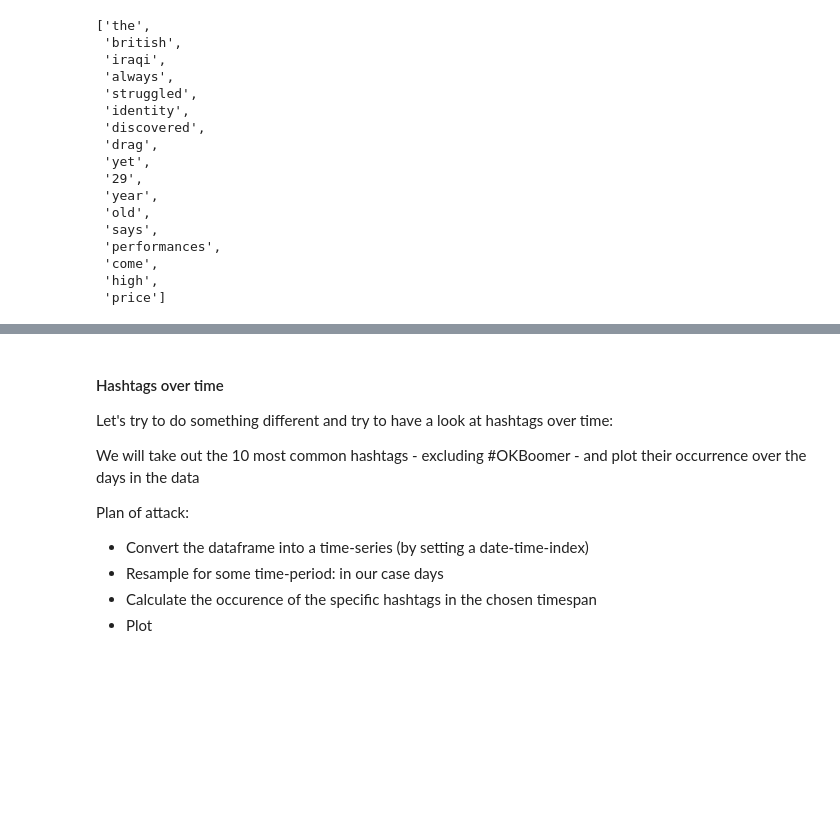
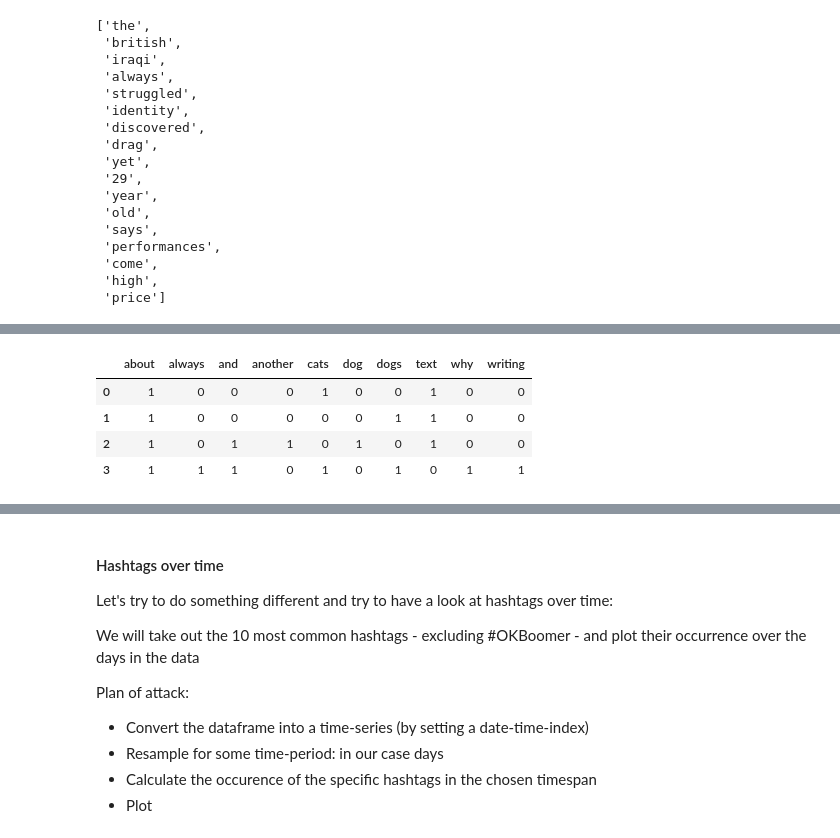
Before and after one commit to RJuro/nlp-intro-cuny, a Jupyter notebook: notebooks/Intro_NLP_PDW.ipynb, the cells around one changed output, grey strips where cells are left out. Cells and saved outputs as stored; diff of their text form; code cells hidden in the pictures; blank space fills up the shorter version.

```diff
--- a/notebooks/Intro_NLP_PDW.ipynb
+++ b/notebooks/Intro_NLP_PDW.ipynb
@@ -231,0 +247,20 @@ stop_words = set(stopwords.words('english'))
+# %%
+from sklearn.feature_extraction.text import CountVectorizer
+corpus = [
+
+     'A text about cats.',
+     'A text about dogs.',
+     'And another text about a dog.',
+     'Why always writing about cats and dogs?',
+   ]
+vectorizer = CountVectorizer()
+X = vectorizer.fit_transform(corpus)
+# %%
+import pandas as pd
+pd.DataFrame(X.A, columns=vectorizer.get_feature_names())
+# %% [output]
+|  | about | always | and | another | cats | dog | dogs | text | why | writing |
+| 0 | 1 | 0 | 0 | 0 | 1 | 0 | 0 | 1 | 0 | 0 |
+| 1 | 1 | 0 | 0 | 0 | 0 | 0 | 1 | 1 | 0 | 0 |
+| 2 | 1 | 0 | 1 | 1 | 0 | 1 | 0 | 1 | 0 | 0 |
+| 3 | 1 | 1 | 1 | 0 | 1 | 0 | 1 | 0 | 1 | 1 |
```
Also changed, not shown: parts of 17 cells of this notebook.
